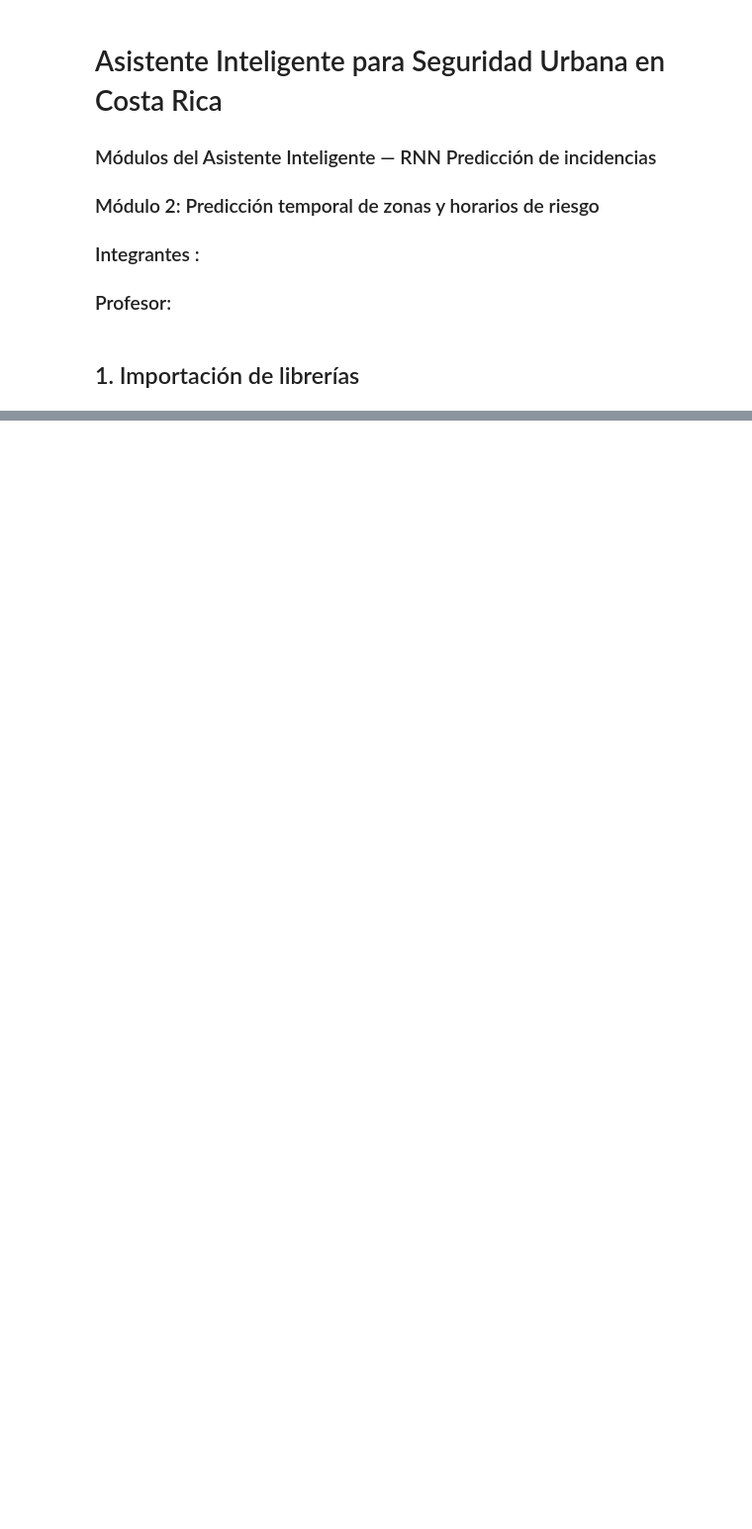
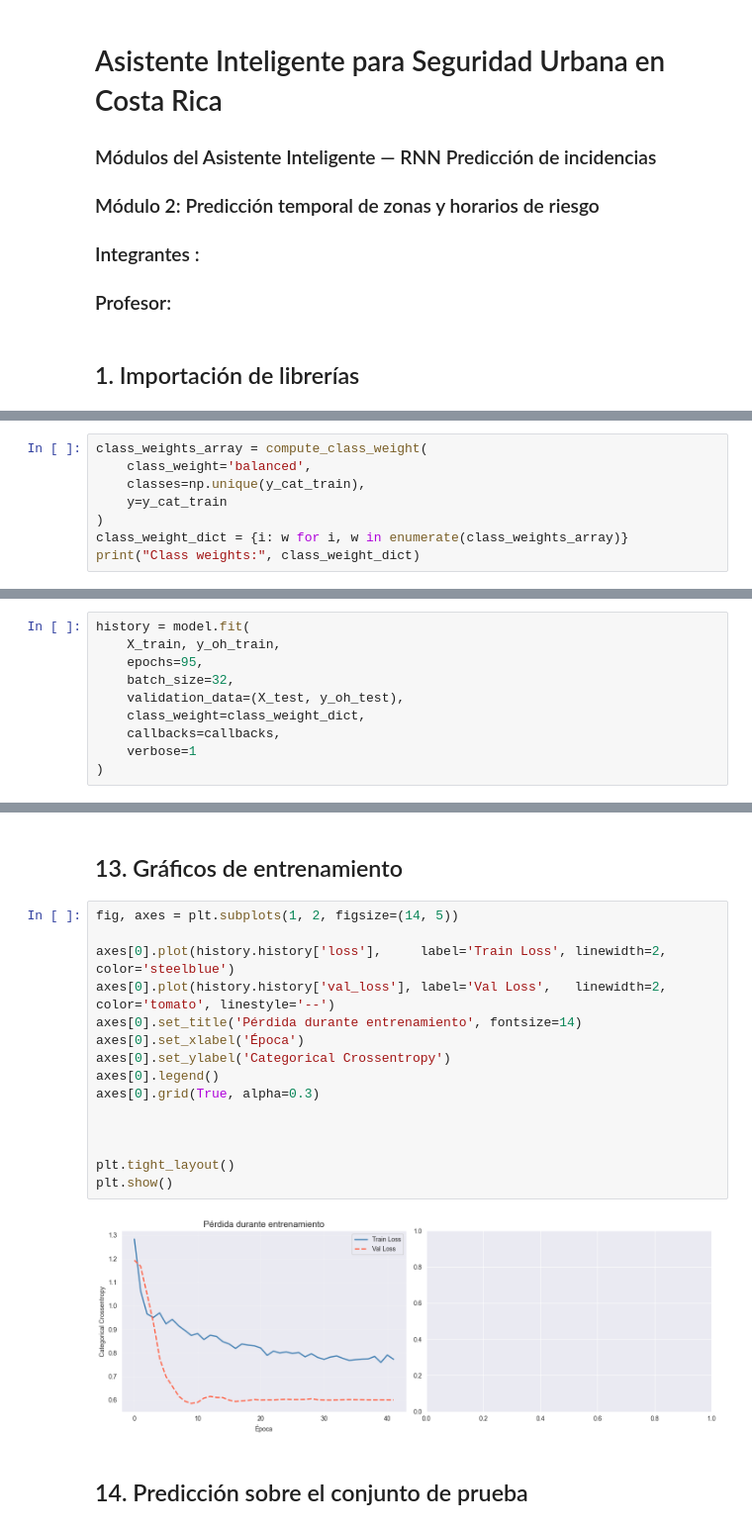
Before and after one commit to kendalls-s/SmartCityIA, a Jupyter notebook: notebooks/03_RNN_Incidencias.ipynb, the cells around one changed output, grey strips where cells are left out. Shown at 99% size. Saved outputs shown, nothing was run; the diff lists cells and outputs as text; blank space fills up the shorter version.

```diff
--- a/notebooks/03_RNN_Incidencias.ipynb
+++ b/notebooks/03_RNN_Incidencias.ipynb
@@ -423,0 +285,8 @@ Modelo guardado como: modelo_rnn_incidencias.keras
+# %%
+class_weights_array = compute_class_weight(
+    class_weight='balanced',
+    classes=np.unique(y_cat_train),
+    y=y_cat_train
+)
+class_weight_dict = {i: w for i, w in enumerate(class_weights_array)}
+print("Class weights:", class_weight_dict)
@@ -423,0 +376,10 @@ Modelo guardado como: modelo_rnn_incidencias.keras
+# %%
+history = model.fit(
+    X_train, y_oh_train,
+    epochs=95,
+    batch_size=32,
+    validation_data=(X_test, y_oh_test),
+    class_weight=class_weight_dict,
+    callbacks=callbacks,
+    verbose=1
+)
@@ -423,0 +404,21 @@ Modelo guardado como: modelo_rnn_incidencias.keras
+# %% [markdown]
+## 13. Gráficos de entrenamiento
+# %%
+fig, axes = plt.subplots(1, 2, figsize=(14, 5))
+
+axes[0].plot(history.history['loss'],     label='Train Loss', linewidth=2, color='steelblue')
+axes[0].plot(history.history['val_loss'], label='Val Loss',   linewidth=2, color='tomato', linestyle='--')
+axes[0].set_title('Pérdida durante entrenamiento', fontsize=14)
+axes[0].set_xlabel('Época')
+axes[0].set_ylabel('Categorical Crossentropy')
+axes[0].legend()
+axes[0].grid(True, alpha=0.3)
+
+
+
+plt.tight_layout()
+plt.show()
+# %% [output]
+[figure, added]
+# %% [markdown]
+## 14. Predicción sobre el conjunto de prueba
```
Also changed, not shown: parts of 74 cells of this notebook.
